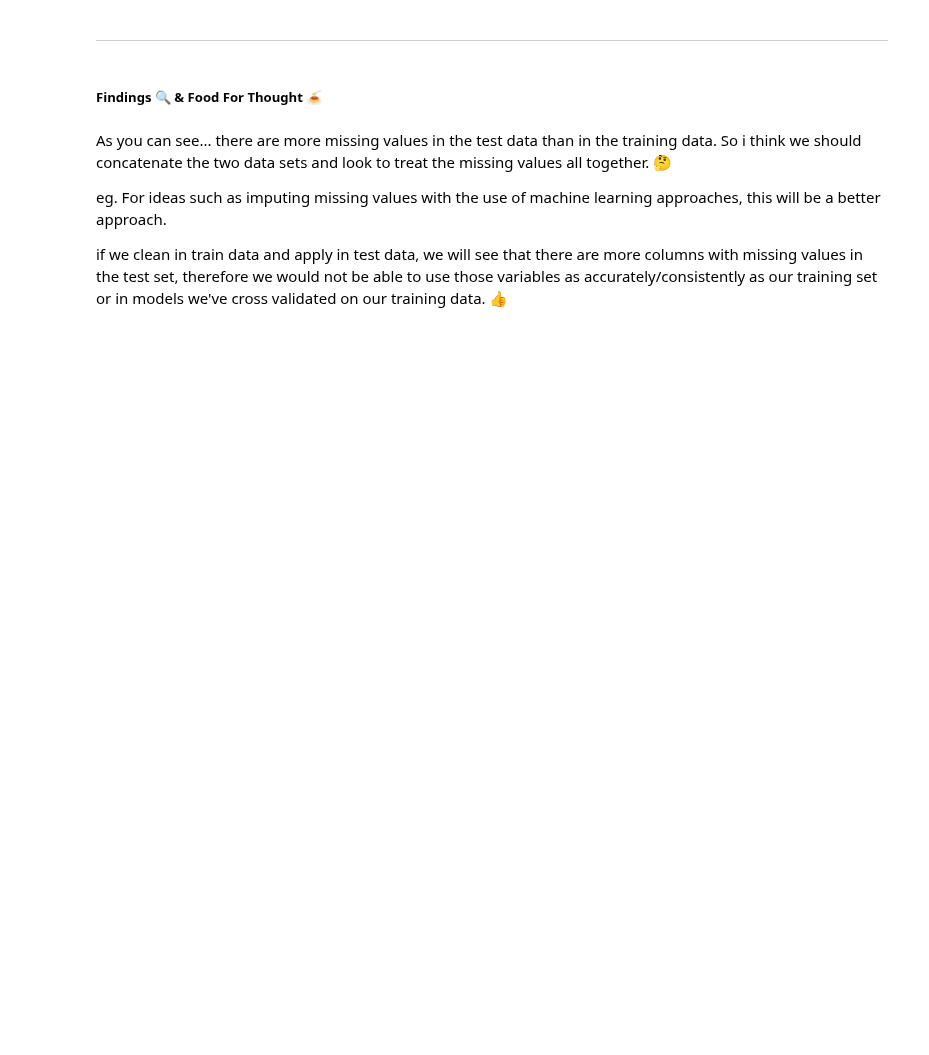
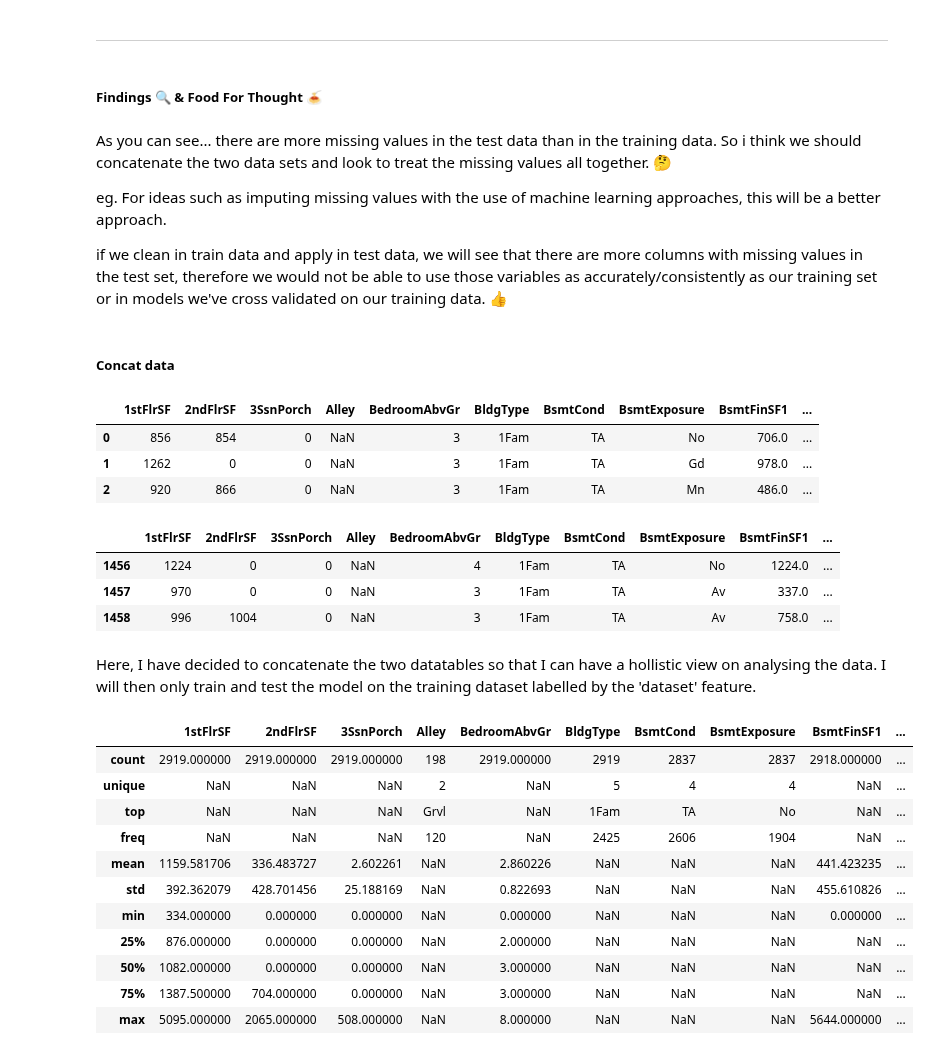
Before and after one commit to TeamBADS/kaggle_challenges, a Jupyter notebook: house_prices/python_playground/python_exploration.ipynb, the cells around one changed output. Saved outputs shown, nothing was run; the diff lists cells and outputs as text; code cells hidden in the pictures; blank space fills up the shorter version.

```diff
--- a/house_prices/python_playground/python_exploration.ipynb
+++ b/house_prices/python_playground/python_exploration.ipynb
@@ -110,3 +110,40 @@ eg. For ideas such as imputing missing values with the use of machine learning a
 
 
 if we clean in train data and apply in test data, we will see that there are more columns with missing values in the test set, therefore we would not be able to use those variables as accurately/consistently as our training set or in models we've cross validated on our training data. 👍
+# %% [markdown]
+##### Concat data
+# %%
+# concatenate the two data tables
+train_data['dataset'] = 'train'
+test_data['dataset'] = 'test'
+concat_data = pd.concat([train_data, test_data], axis = 0)
+concat_data.head(3)
+# %% [output]
+|  | 1stFlrSF | 2ndFlrSF | 3SsnPorch | Alley | BedroomAbvGr | BldgType | BsmtCond | BsmtExposure | BsmtFinSF1 | ... |
+| 0 | 856 | 854 | 0 | NaN | 3 | 1Fam | TA | No | 706.0 | ... |
+| 1 | 1262 | 0 | 0 | NaN | 3 | 1Fam | TA | Gd | 978.0 | ... |
+| 2 | 920 | 866 | 0 | NaN | 3 | 1Fam | TA | Mn | 486.0 | ... |
+# %%
+concat_data.tail(3)
+# %% [output]
+|  | 1stFlrSF | 2ndFlrSF | 3SsnPorch | Alley | BedroomAbvGr | BldgType | BsmtCond | BsmtExposure | BsmtFinSF1 | ... |
+| 1456 | 1224 | 0 | 0 | NaN | 4 | 1Fam | TA | No | 1224.0 | ... |
+| 1457 | 970 | 0 | 0 | NaN | 3 | 1Fam | TA | Av | 337.0 | ... |
+| 1458 | 996 | 1004 | 0 | NaN | 3 | 1Fam | TA | Av | 758.0 | ... |
+# %% [markdown]
+Here, I have decided to concatenate the two datatables so that I can have a hollistic view on analysing the data. I will then only train and test the model on the training dataset labelled by the 'dataset' feature.
+# %%
+concat_data.describe(include='all')
+# %% [output]
+|  | 1stFlrSF | 2ndFlrSF | 3SsnPorch | Alley | BedroomAbvGr | BldgType | BsmtCond | BsmtExposure | BsmtFinSF1 | ... |
+| count | 2919.000000 | 2919.000000 | 2919.000000 | 198 | 2919.000000 | 2919 | 2837 | 2837 | 2918.000000 | ... |
+| unique | NaN | NaN | NaN | 2 | NaN | 5 | 4 | 4 | NaN | ... |
+| top | NaN | NaN | NaN | Grvl | NaN | 1Fam | TA | No | NaN | ... |
+| freq | NaN | NaN | NaN | 120 | NaN | 2425 | 2606 | 1904 | NaN | ... |
+| mean | 1159.581706 | 336.483727 | 2.602261 | NaN | 2.860226 | NaN | NaN | NaN | 441.423235 | ... |
+| std | 392.362079 | 428.701456 | 25.188169 | NaN | 0.822693 | NaN | NaN | NaN | 455.610826 | ... |
+| min | 334.000000 | 0.000000 | 0.000000 | NaN | 0.000000 | NaN | NaN | NaN | 0.000000 | ... |
+| 25% | 876.000000 | 0.000000 | 0.000000 | NaN | 2.000000 | NaN | NaN | NaN | NaN | ... |
+| 50% | 1082.000000 | 0.000000 | 0.000000 | NaN | 3.000000 | NaN | NaN | NaN | NaN | ... |
+| 75% | 1387.500000 | 704.000000 | 0.000000 | NaN | 3.000000 | NaN | NaN | NaN | NaN | ... |
+| max | 5095.000000 | 2065.000000 | 508.000000 | NaN | 8.000000 | NaN | NaN | NaN | 5644.000000 | ... |
```
Also changed, not shown: parts of 11 cells of this notebook.
